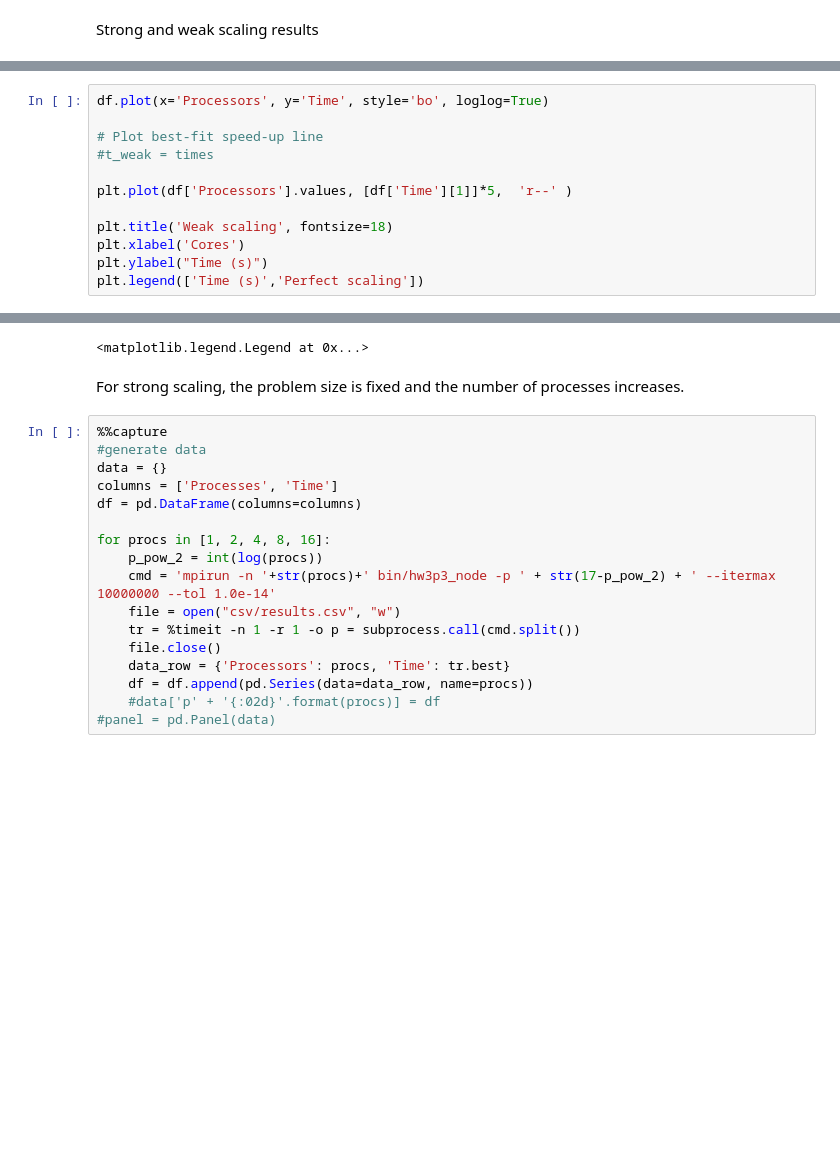
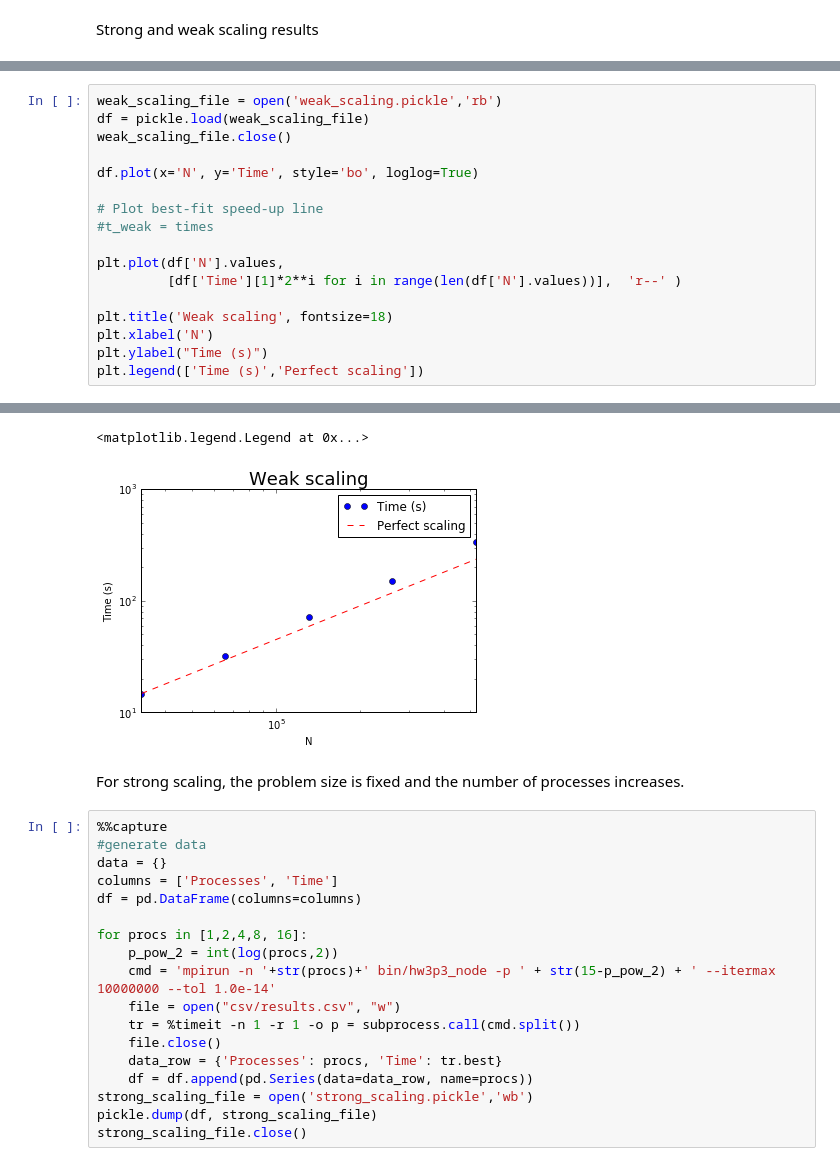
Before and after one commit to shawsa/me571, a Jupyter notebook: hw3/hw3p3.ipynb, the cells around one changed output, grey strips where cells are left out. Cells and saved outputs as stored; diff of their text form; blank space fills up the shorter version.

```diff
--- a/hw3/hw3p3.ipynb
+++ b/hw3/hw3p3.ipynb
@@ -250,13 +258,18 @@ print(df)
 # %%
-df.plot(x='Processors', y='Time', style='bo', loglog=True)
+weak_scaling_file = open('weak_scaling.pickle','rb')
+df = pickle.load(weak_scaling_file)
+weak_scaling_file.close()
+
+df.plot(x='N', y='Time', style='bo', loglog=True)
 
 # Plot best-fit speed-up line
 #t_weak = times
 
-plt.plot(df['Processors'].values, [df['Time'][1]]*5,  'r--' )
+plt.plot(df['N'].values,
+         [df['Time'][1]*2**i for i in range(len(df['N'].values))],  'r--' )
 
 plt.title('Weak scaling', fontsize=18)
-plt.xlabel('Cores')
+plt.xlabel('N')
 plt.ylabel("Time (s)")
 plt.legend(['Time (s)','Perfect scaling'])
 # %% [output]
@@ -265,4 +276,5 @@ plt.legend(['Time (s)','Perfect scaling'])
 <matplotlib.legend.Legend at 0x...>
+[figure, added]
 # %% [markdown]
 For strong scaling, the problem size is fixed and the number of processes increases.
 # %%
@@ -272,14 +284,15 @@ data = {}
 columns = ['Processes', 'Time']
 df = pd.DataFrame(columns=columns)
 
-for procs in [1, 2, 4, 8, 16]:
-    p_pow_2 = int(log(procs))
-    cmd = 'mpirun -n '+str(procs)+' bin/hw3p3_node -p ' + str(17-p_pow_2) + ' --itermax 10000000 --tol 1.0e-14'
+for procs in [1,2,4,8, 16]:
+    p_pow_2 = int(log(procs,2))
+    cmd = 'mpirun -n '+str(procs)+' bin/hw3p3_node -p ' + str(15-p_pow_2) + ' --itermax 10000000 --tol 1.0e-14'
     file = open("csv/results.csv", "w")
     tr = %timeit -n 1 -r 1 -o p = subprocess.call(cmd.split())
     file.close()
-    data_row = {'Processors': procs, 'Time': tr.best}
+    data_row = {'Processes': procs, 'Time': tr.best}
     df = df.append(pd.Series(data=data_row, name=procs))
-    #data['p' + '{:02d}'.format(procs)] = df
-#panel = pd.Panel(data)
+strong_scaling_file = open('strong_scaling.pickle','wb')
+pickle.dump(df, strong_scaling_file)
+strong_scaling_file.close()
 # %%
```
Also changed, not shown: parts of 11 cells of this notebook, 3 other files.
